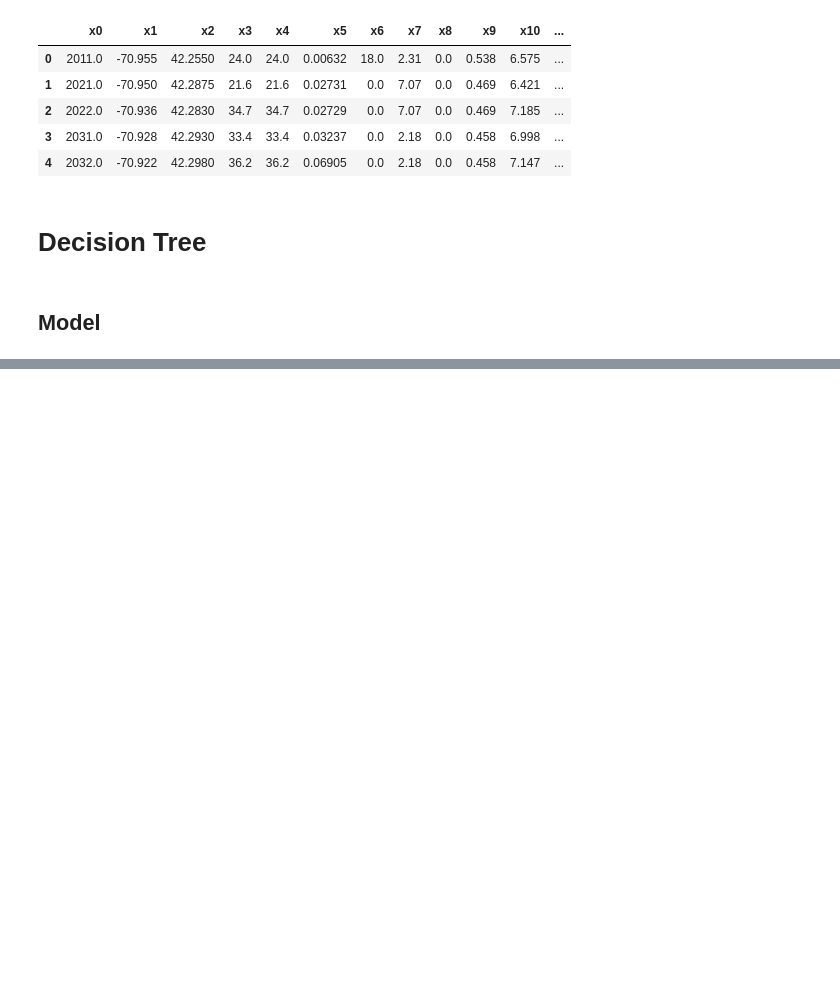
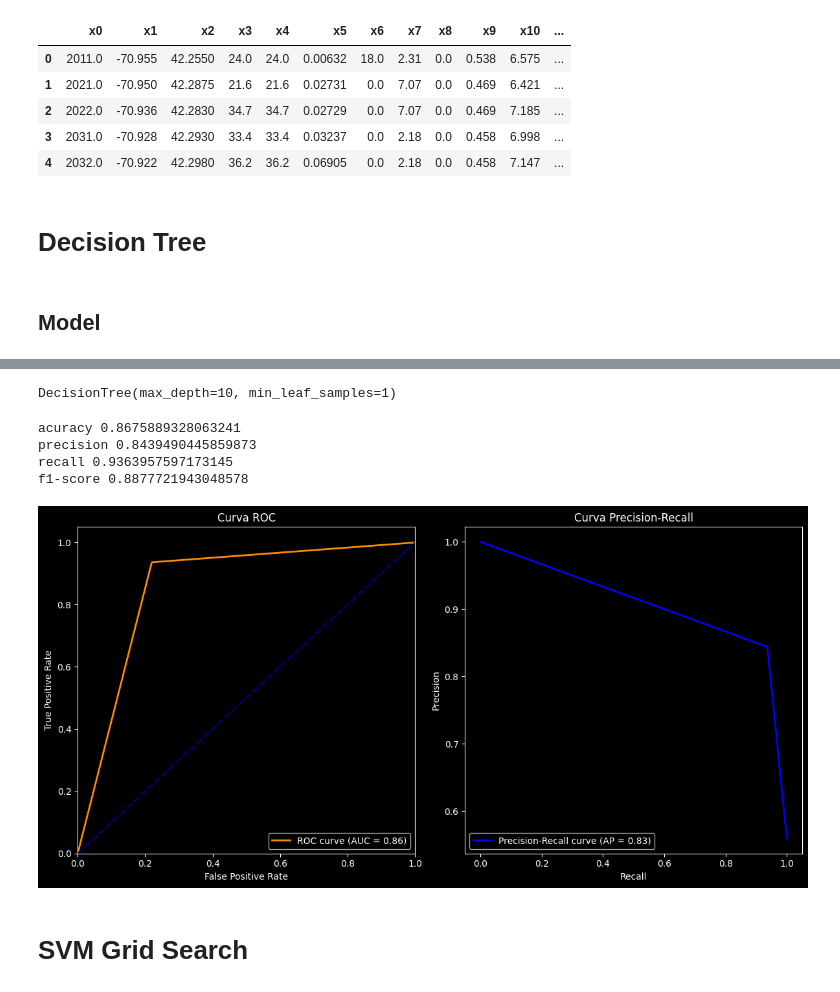
Before and after one commit to viniciuspxc/Reconhecimento_de_Padroes, a Jupyter notebook: Listas/Lista 5/Lista 05.ipynb, the cells around one changed output, grey strips where cells are left out. Drawn from its saved outputs; the diff is of its cells as text; code cells hidden in the pictures; blank space fills up the shorter version.

```diff
--- a/Listas/Lista 5/Lista 05.ipynb
+++ b/Listas/Lista 5/Lista 05.ipynb
@@ -314,0 +283,23 @@ plot_roc_pr_curves(best_model_results[2], best_model_results[3], title_prefix="B
+# %%
+def objective(trial):
+
+    max_depth = trial.suggest_int('max_depth', 1, 10)
+    min_leaf_samples = trial.suggest_int('min_leaf_samples', 1, 5)
+
+    X_train, X_test, y_train, y_test = train_test_split(
+        X, y, test_size=0.3, random_state=101)
+
+    model = DecisionTree(max_depth=max_depth,
+                         min_leaf_samples=min_leaf_samples)
+
+    model.fit(X_train, y_train)
+    accuracy = model.score(X_test, y_test)
+
+    return accuracy
+
+
+study = optuna.create_study(direction="maximize")
+study.optimize(objective, n_trials=50)
+
+best_params = study.best_params
+print(f"Best hyperparameters: {best_params}")
@@ -314,0 +325,24 @@ plot_roc_pr_curves(best_model_results[2], best_model_results[3], title_prefix="B
+# %%
+optuna_model = DecisionTree(**best_params)
+optuna_model.fit(X, y)
+# %% [output]
+DecisionTree(max_depth=10, min_leaf_samples=1)
+# %%
+metric = Metrics(y, optuna_model.predict(X))
+
+print('acuracy', metric.accuracy)
+print('precision', metric.precision)
+print('recall', metric.recall)
+print('f1-score', metric.f1_score)
+# %% [output]
+acuracy 0.8675889328063241
+precision 0.8439490445859873
+recall 0.9363957597173145
+f1-score 0.8877721943048578
+# %%
+proba_predictions = optuna_model.predict_proba(X)[:, 1]
+plot_roc_pr(X, y, proba_predictions)
+# %% [output]
+[figure, added]
+# %% [markdown]
+# SVM Grid Search
```
Also changed, not shown: parts of 33 cells of this notebook.
